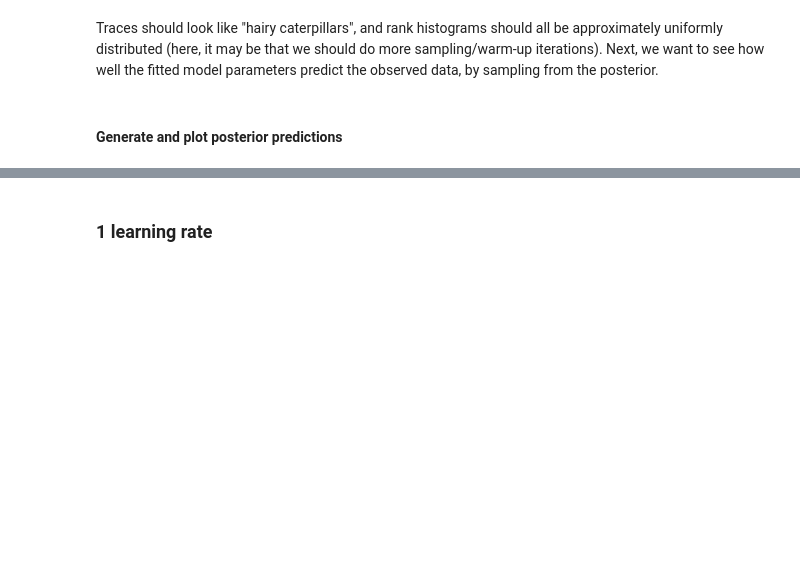
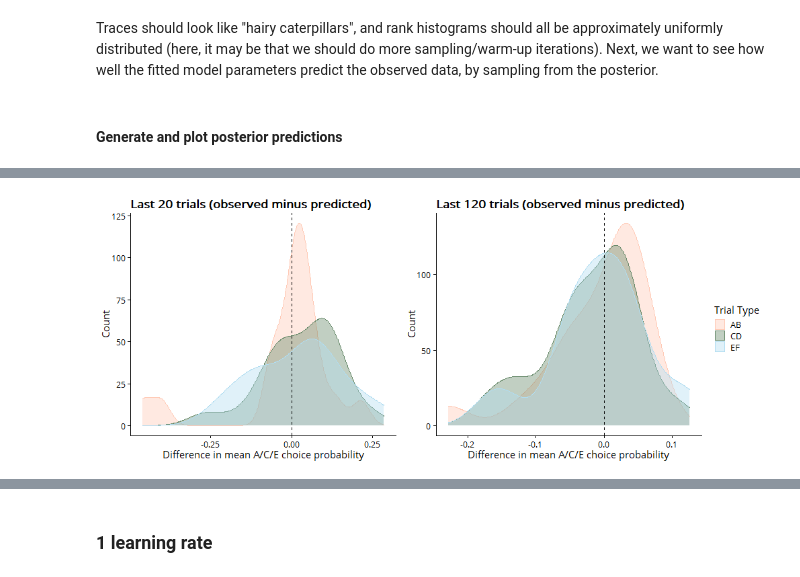
Before and after one commit to qdercon/pstpipeline, a Jupyter notebook: notebooks/model_fitting.ipynb, the cells around one changed output, grey strips where cells are left out. Drawn from its saved outputs; the diff is of its cells as text; code cells hidden in the pictures; blank space fills up the shorter version.

```diff
--- a/notebooks/model_fitting.ipynb
+++ b/notebooks/model_fitting.ipynb
@@ -245,0 +261,14 @@ R[write to console]: Finished in 47.6 seconds.
+# %%
+%%R -w 10 -h 4 --units in -r 100
+legend <- cowplot::get_legend(
+  pred_plts_2a_nd$diffs_obs_pred[[1]] + ggplot2::theme(
+      legend.box.margin = ggplot2::margin(0, 0, 0, 8)
+  )
+)
+cowplot::plot_grid(
+    pred_plts_2a_nd$diffs_obs_pred[[1]] + ggplot2::theme(legend.position="none"),
+    pred_plts_2a_nd$diffs_obs_pred[[2]] + ggplot2::theme(legend.position="none"),
+    legend, nrow = 1, rel_widths = c(1,1,.2)
+)
+# %% [output]
+[figure, added]
```
Also changed, not shown: parts of 18 cells of this notebook, 11 other files.
